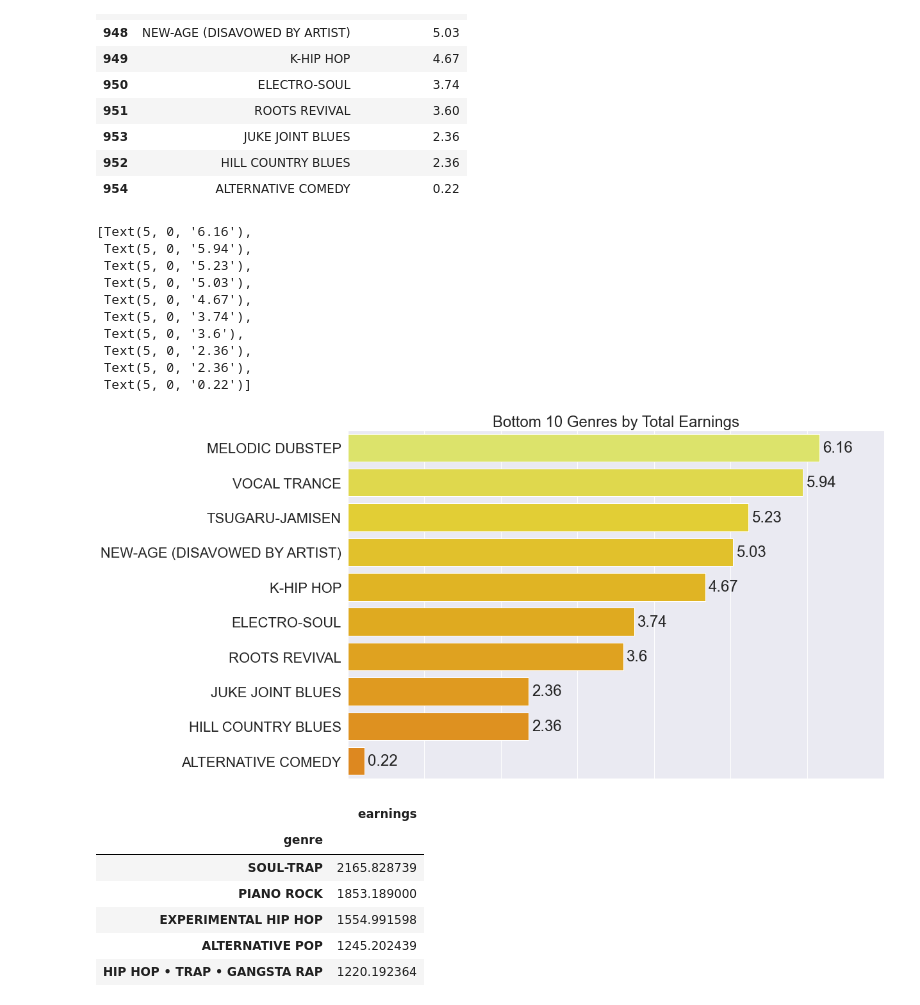
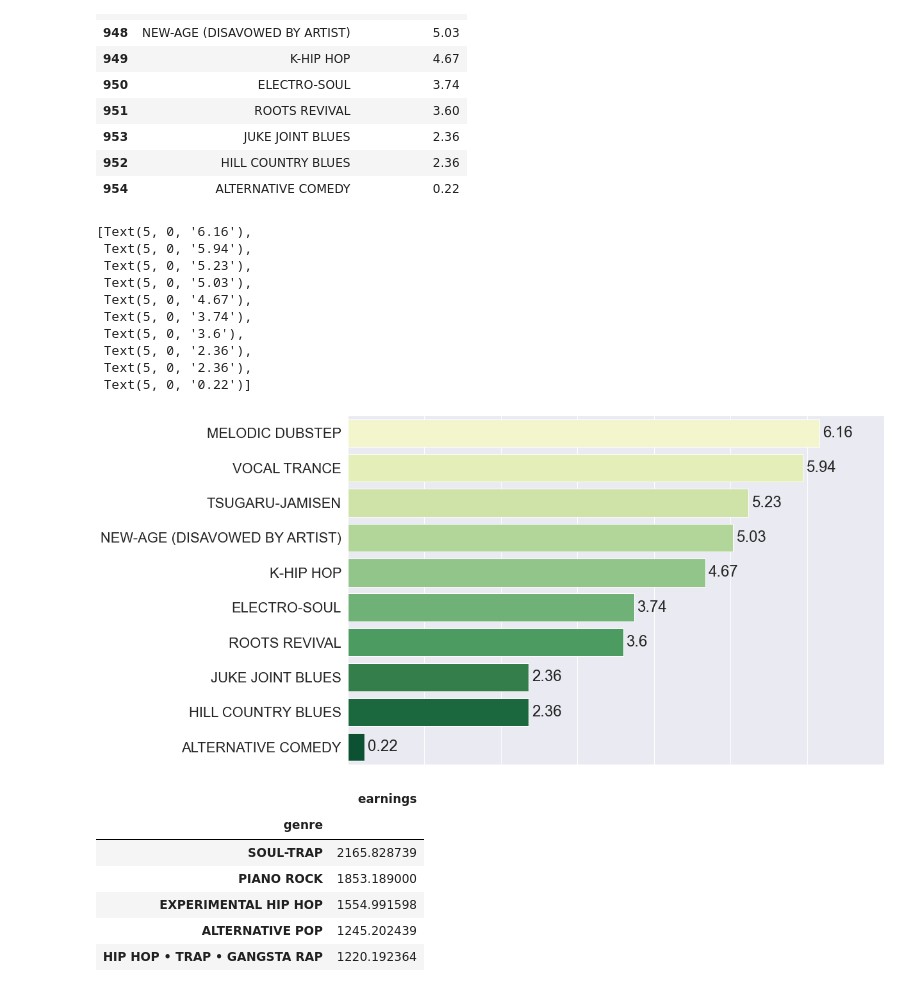
Before and after one commit to NSS-Data-Analytics-Cohort-6/mlc-project-pythons-on-a-plane, a Jupyter notebook: notebooks/mlc_streaming_data.ipynb, the cells around one changed output. Cells and saved outputs as stored; diff of their text form; code cells hidden in the pictures.

```diff
--- a/notebooks/mlc_streaming_data.ipynb
+++ b/notebooks/mlc_streaming_data.ipynb
@@ -895,38 +959,38 @@ bottom_genre_earnings_total.head(40)
 # %%
 #bottom 10 genres by total earning visualization
 bottom_genres_earnings_total_g = sns.barplot(x="total earnings", y="genre", data=bottom_genre_earnings_total,
-                 palette="Wistia")
+                 palette="YlGn")
 
 #make plot bigger so value labels don't run off graph
 #https://www.geeksforgeeks.org/matplotlib-axes-axes-set_xlim-in-python/
 bottom_genres_earnings_total_g.set_xlim(0, 7)
 
 #add chart title
-bottom_genres_earnings_total_g.set_title("Bottom 10 Genres by Total Earnings")
+#bottom_genres_earnings_total_g.set_title("Bottom 10 Genres by Total Earnings")
 
 #remove x axis label and values
 #https://stackoverflow.com/questions/58476654/how-to-remove-or-hide-x-axis-labels-from-a-seaborn-matplotlib-plot
 bottom_genres_earnings_total_g.set(xlabel=None)
 bottom_genres_earnings_total_g.set(xticklabels=[])
 
 #remove y axis label
 bottom_genres_earnings_total_g.set(ylabel=None)
 
 #add value labels to each bar
 #https://matplotlib.org/stable/api/_as_gen/matplotlib.axes.Axes.bar_label.html
 bottom_genres_earnings_total_g.bar_label(bottom_genres_earnings_total_g.containers[0], padding=5)
 # %% [output]
 [Text(5, 0, '6.16'),
  Text(5, 0, '5.94'),
  Text(5, 0, '5.23'),
  Text(5, 0, '5.03'),
  Text(5, 0, '4.67'),
  Text(5, 0, '3.74'),
  Text(5, 0, '3.6'),
  Text(5, 0, '2.36'),
  Text(5, 0, '2.36'),
  Text(5, 0, '0.22')]
-[figure, old version]
+[figure, new version]
 # %%
 genre_earnings_avg = royalties.groupby('genre')[['earnings']].mean().sort_values(['earnings'],ascending=False)
 
```
Also changed, not shown: parts of 9 cells of this notebook.
